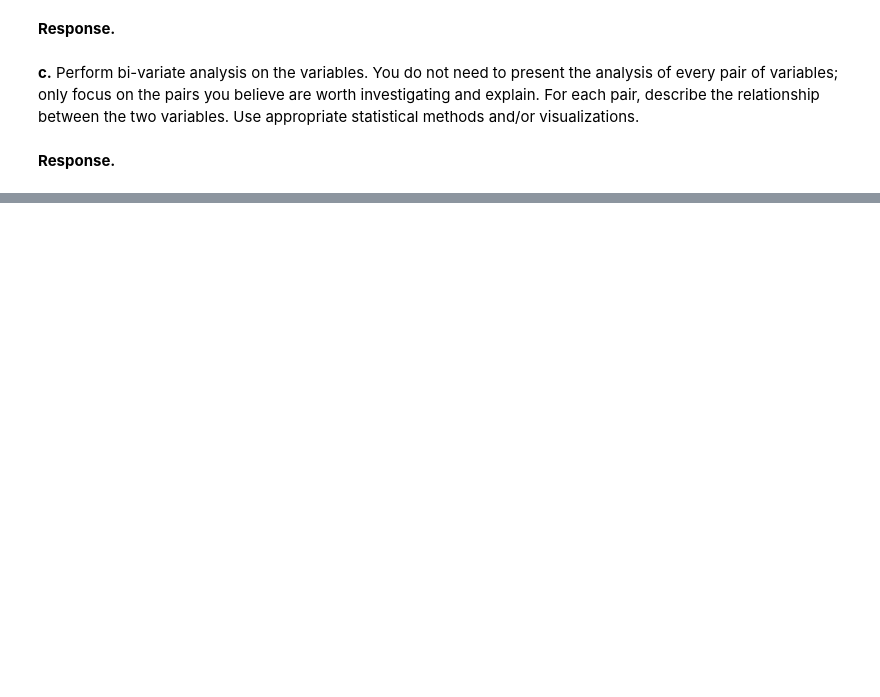
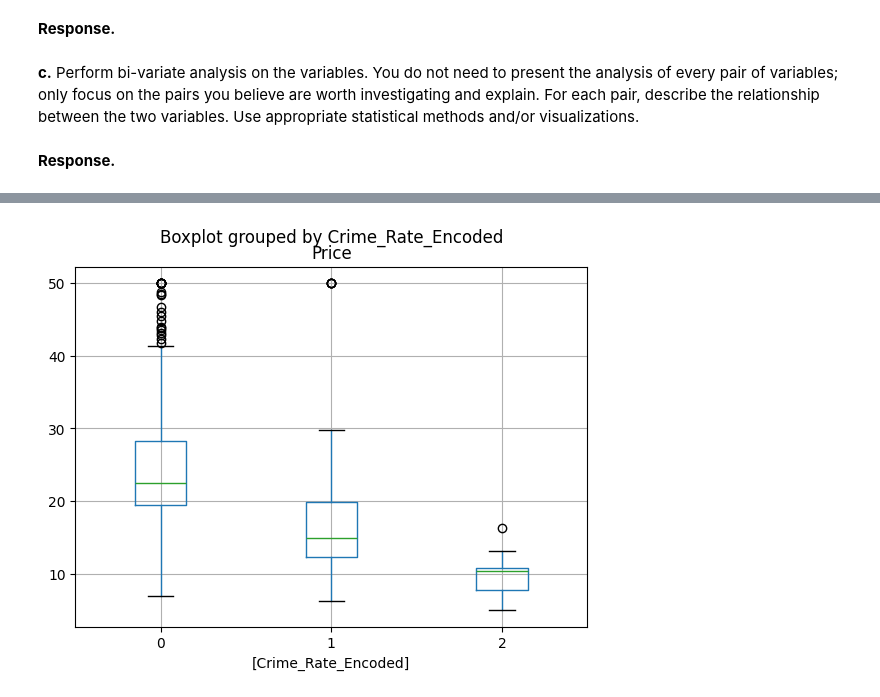
Before and after one commit to miniminhanh/CS105-project, a Jupyter notebook: CS105 Project Submission Part I 2026.ipynb, the cells around one changed output, grey strips where cells are left out. Cells and saved outputs as stored; diff of their text form; code cells hidden in the pictures; blank space fills up the shorter version.

```diff
--- a/CS105 Project Submission Part I 2026.ipynb
+++ b/CS105 Project Submission Part I 2026.ipynb
@@ -211,0 +320,5 @@ print(f"mean Price: {df.Price.mean()}")
+# %%
+df[['Crime_Rate_Encoded','Price']].boxplot(by='Crime_Rate_Encoded')
+plt.show()
+# %% [output]
+[figure, added]
```
Also changed, not shown: parts of 37 cells of this notebook.
